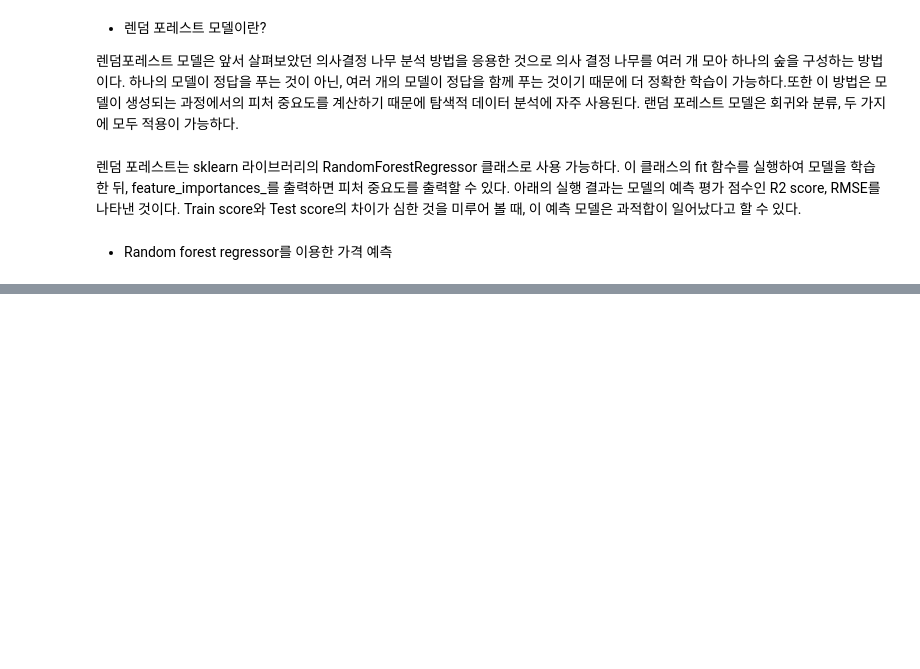
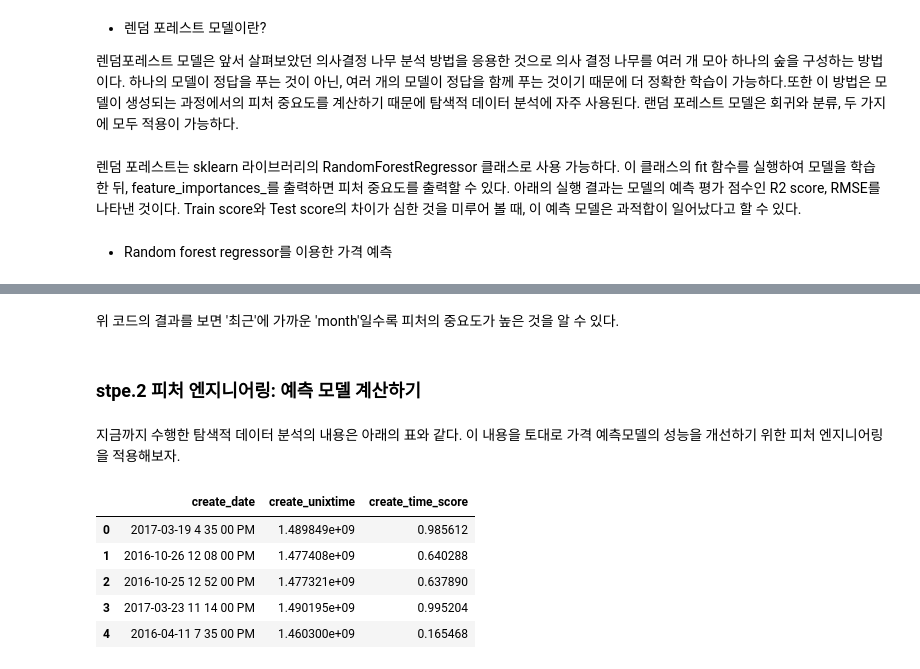
Before and after one commit to jaeyoon89/python_data_analysis, a Jupyter notebook: ch5-1_used_phone_price_prediction.ipynb, the cells around one changed output, grey strips where cells are left out. Cells and saved outputs as stored; diff of their text form; code cells hidden in the pictures; blank space fills up the shorter version.

```diff
--- a/ch5-1_used_phone_price_prediction.ipynb
+++ b/ch5-1_used_phone_price_prediction.ipynb
@@ -201,0 +244,9 @@ R^2 train: 0.781, test: 0.682
+# %% [markdown]
+위 코드의 결과를 보면 '최근'에 가까운 'month'일수록 피처의 중요도가 높은 것을 알 수 있다.
+# %% [markdown]
+### stpe.2 피처 엔지니어링: 예측 모델 계산하기
+# %% [markdown]
+지금까지 수행한 탐색적 데이터 분석의 내용은 아래의 표와 같다. 이 내용을 토대로 가격 예측모델의 성능을 개선하기 위한 피처 엔지니어링을 적용해보자.
+# %%
+# 데이터를 다시 불러오자.
+df = pd.read_csv('/home/jaeyoon89/python-data-analysis/data/used_mobile_phone.csv')
@@ -201,0 +256,19 @@ R^2 train: 0.781, test: 0.682
+# %%
+# create_date 피처를 수치적으로 계산하기 위해 unixtime으로 변환하는 함수를 정의한다.
+def date_to_unixtime(date_str):
+    timestamp = time.mktime(datetime.strptime(date_str, '%Y-%m-%d').timetuple())
+    return timestamp
+# %%
+# create_date 피처를 '현재와 얼마나 가까운 데이터인지' 판단하기 위한 점수를 생성한다. 먼저 unixtime으로 데이터를 변환한다.
+df['create_unixtime'] = df['create_date'].apply(lambda x : date_to_unixtime(x[:10]))
+# %%
+# 변환된 unixtime에 min-max 스케일링을 적용한다.
+df['create_time_score'] = (df['create_unixtime']- df['create_unixtime'].min()) / (df['create_unixtime'].max() - df['create_unixtime'].min())
+df[['create_date','create_unixtime', 'create_time_score']].head()
+# %% [output]
+|  | create_date | create_unixtime | create_time_score |
+| 0 | 2017-03-19 4 35 00 PM | 1.489849e+09 | 0.985612 |
+| 1 | 2016-10-26 12 08 00 PM | 1.477408e+09 | 0.640288 |
+| 2 | 2016-10-25 12 52 00 PM | 1.477321e+09 | 0.637890 |
+| 3 | 2017-03-23 11 14 00 PM | 1.490195e+09 | 0.995204 |
+| 4 | 2016-04-11 7 35 00 PM | 1.460300e+09 | 0.165468 |
```
Also changed, not shown: parts of 6 cells of this notebook.
